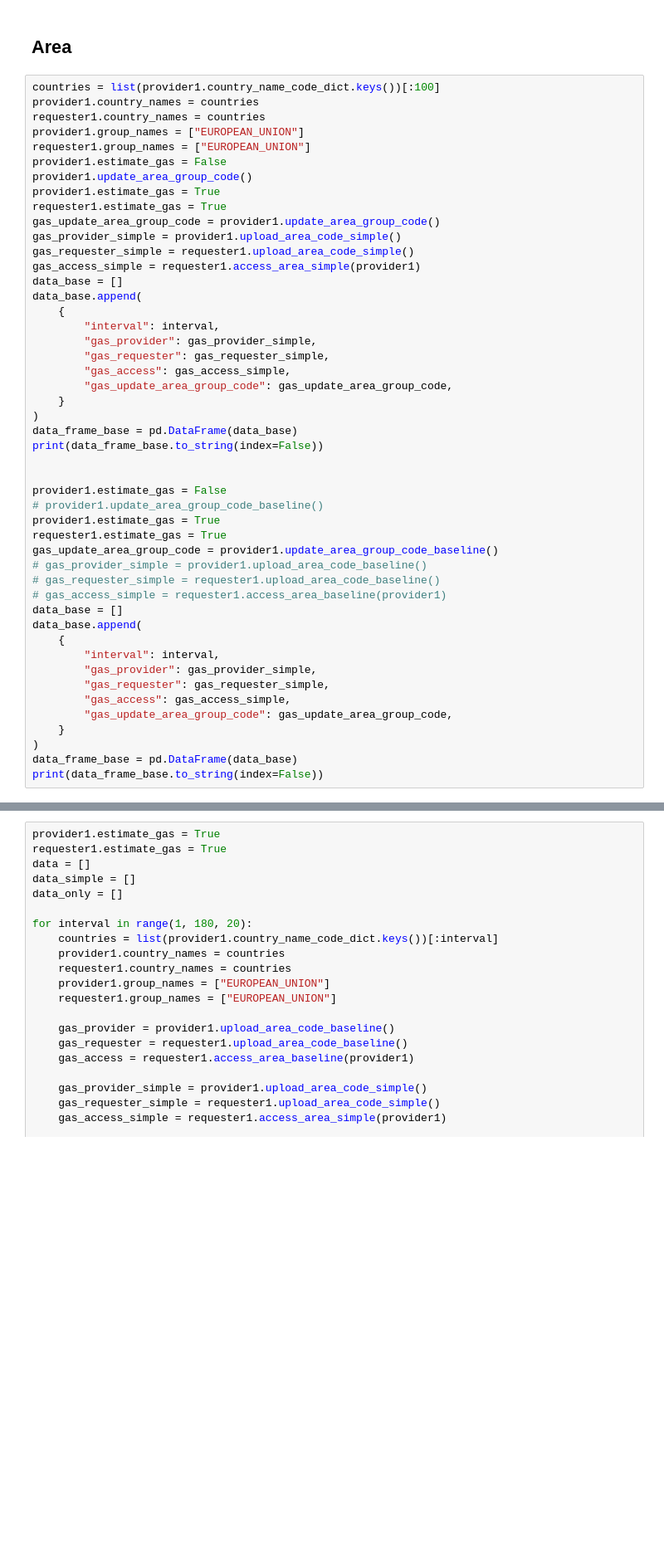
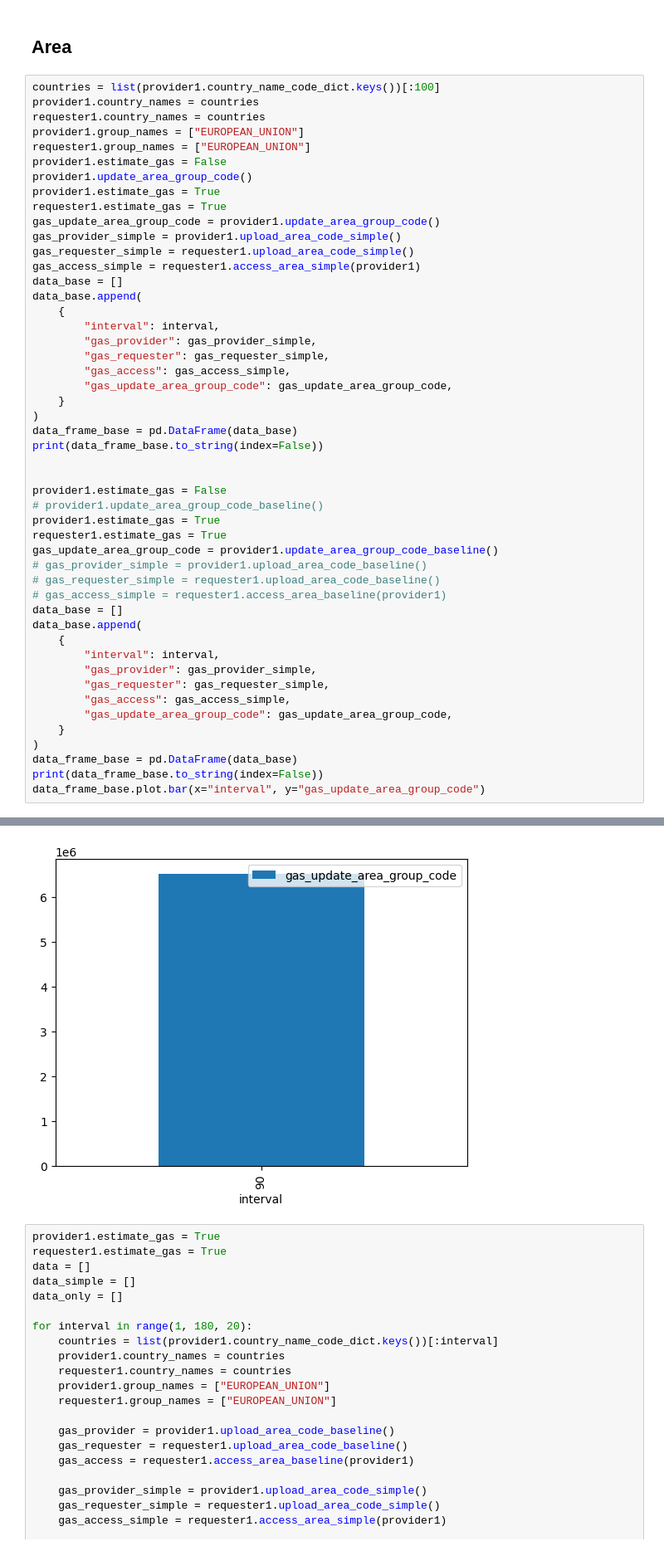
Before and after one commit to MaastrichtU-IDS/DecentralizedHealthcareBackend, a Jupyter notebook: jupyter/UnifiedConsentModel.ipynb, the cells around one changed output, grey strips where cells are left out. Shown at 83% size. Drawn from its saved outputs; the diff is of its cells as text; blank space fills up the shorter version.

Commit message:
figures

```diff
--- a/jupyter/UnifiedConsentModel.ipynb
+++ b/jupyter/UnifiedConsentModel.ipynb
@@ -835,6 +835,7 @@ data_base.append(
 )
 data_frame_base = pd.DataFrame(data_base)
 print(data_frame_base.to_string(index=False))
+data_frame_base.plot.bar(x="interval", y="gas_update_area_group_code")
 # %% [output]
  interval  gas_provider  gas_requester  gas_access  gas_update_area_group_code
        90         93202          93354       35482                      124810
@@ -841,3 +845,4 @@ print(data_frame_base.to_string(index=False))
+[figure, added]
 # %%
 provider1.estimate_gas = True
 requester1.estimate_gas = True
```
Also changed, not shown: parts of 2 cells of this notebook, 6 other files.
